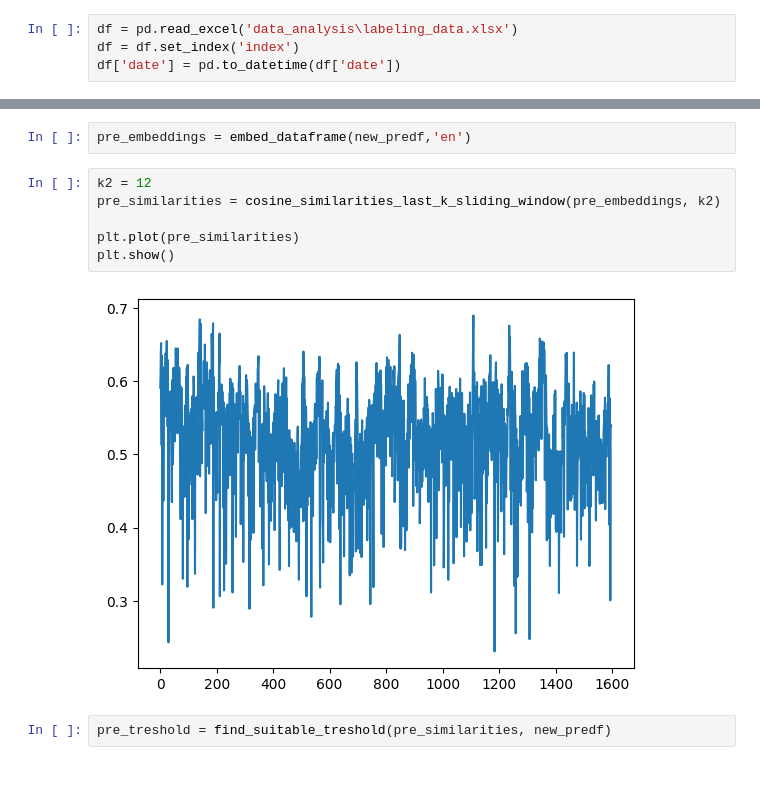
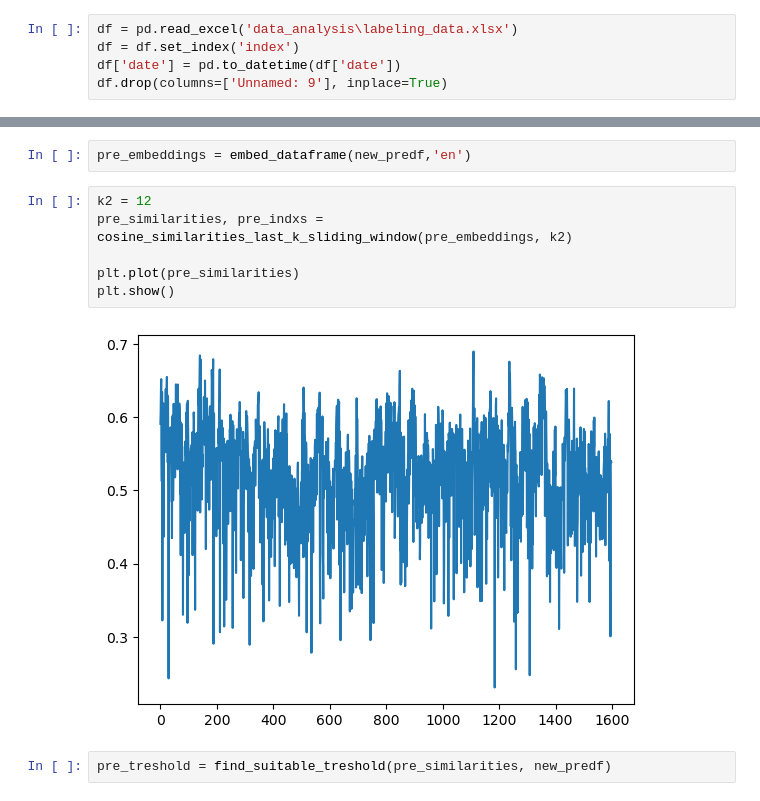
Before and after one commit to amirmosio/telegram-event-detection, a Jupyter notebook: data_analysis/dataset_analysis.ipynb, the cells around one changed output, grey strips where cells are left out. Saved outputs shown, nothing was run; the diff lists cells and outputs as text.

```diff
--- a/data_analysis/dataset_analysis.ipynb
+++ b/data_analysis/dataset_analysis.ipynb
@@ -322,6 +414,7 @@ This dataset provides a comprehensive view of interactions within various Telegr
 df = pd.read_excel('data_analysis\labeling_data.xlsx')
 df = df.set_index('index')
 df['date'] = pd.to_datetime(df['date'])
+df.drop(columns=['Unnamed: 9'], inplace=True)
 # %% [markdown]
 ### Inspect data
 # %%
@@ -697,12 +985,12 @@ dtype: float64
 pre_embeddings = embed_dataframe(new_predf,'en')
 # %%
 k2 = 12
-pre_similarities = cosine_similarities_last_k_sliding_window(pre_embeddings, k2)
+pre_similarities, pre_indxs = cosine_similarities_last_k_sliding_window(pre_embeddings, k2)
 
 plt.plot(pre_similarities)
 plt.show()
 # %% [output]
-[figure, old version]
+[figure, new version]
 # %%
 pre_treshold = find_suitable_treshold(pre_similarities, new_predf)
 # %%
```
Also changed, not shown: parts of 49 cells of this notebook, 6 other files.
